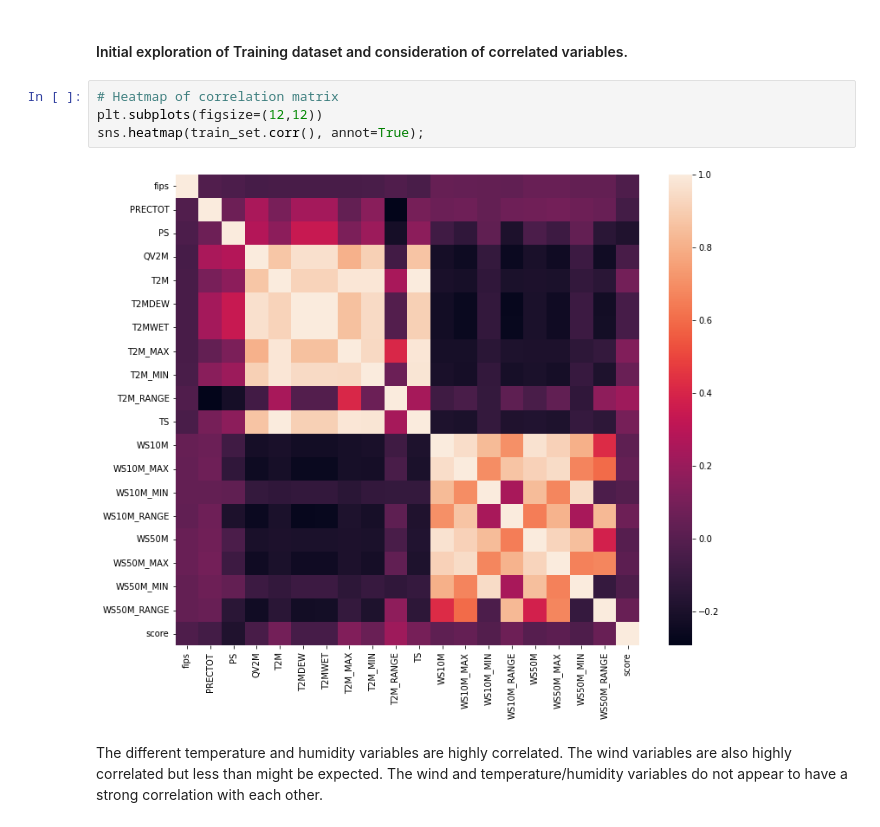
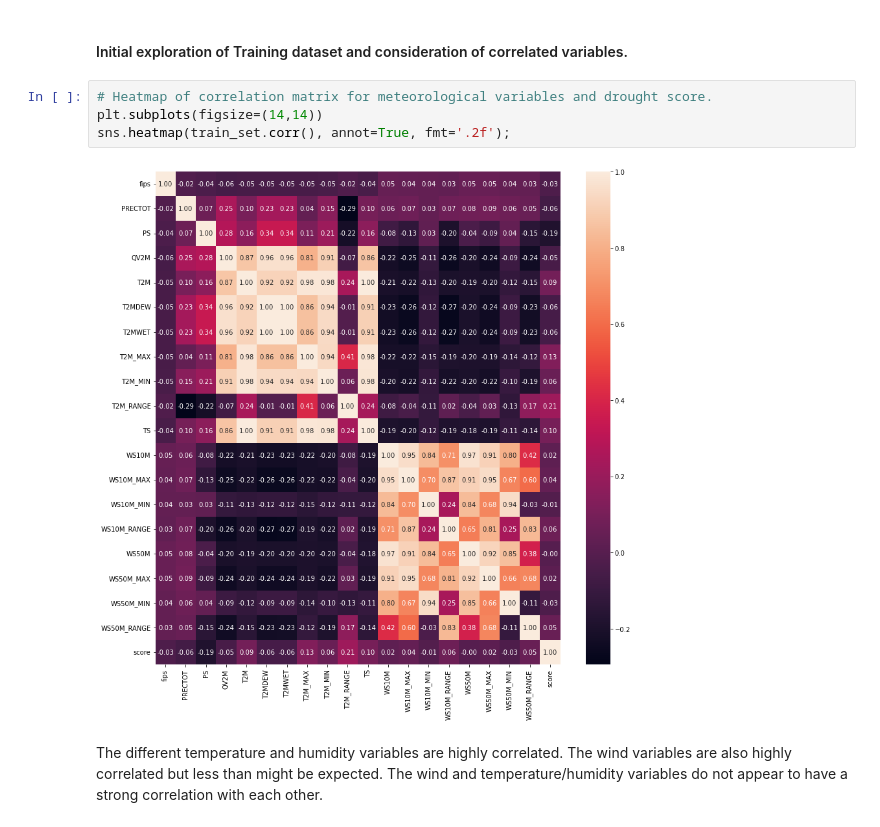
Before and after one commit to ChadDelany/drought_prediction, a Jupyter notebook: Notebooks/02a_Exploratory_Data_Analysis.ipynb, the cells around one changed output. Cells and saved outputs as stored; diff of their text form.

```diff
--- a/Notebooks/02a_Exploratory_Data_Analysis.ipynb
+++ b/Notebooks/02a_Exploratory_Data_Analysis.ipynb
@@ -92,11 +92,11 @@ train_set.head()
 # %% [markdown]
 #### Initial exploration of Training dataset and consideration of correlated variables.
 # %%
-# Heatmap of correlation matrix
-plt.subplots(figsize=(12,12))
-sns.heatmap(train_set.corr(), annot=True);
+# Heatmap of correlation matrix for meteorological variables and drought score.
+plt.subplots(figsize=(14,14))
+sns.heatmap(train_set.corr(), annot=True, fmt='.2f');
 # %% [output]
-[figure, old version]
+[figure, new version]
 # %% [markdown]
 The different temperature and humidity variables are highly correlated.  The wind variables are also highly correlated but less than might be expected.  The wind and temperature/humidity variables do not appear to have a strong correlation with each other. <br>
 # %% [markdown]
```
Also changed, not shown: parts of 2 cells of this notebook.
